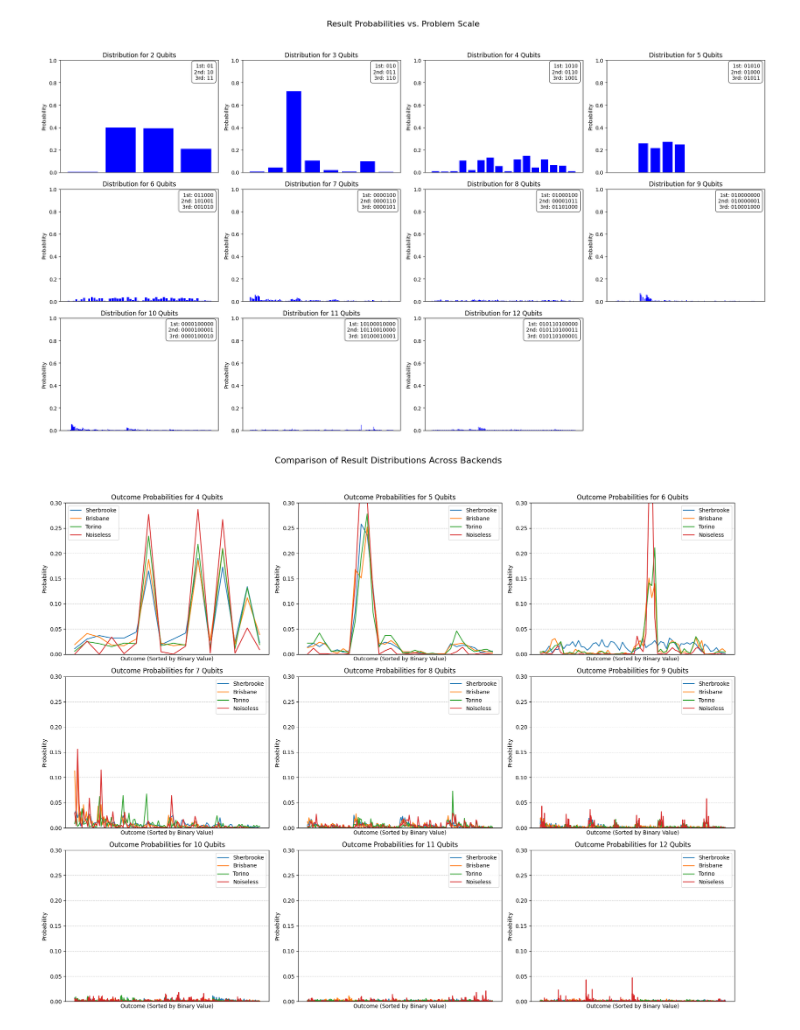
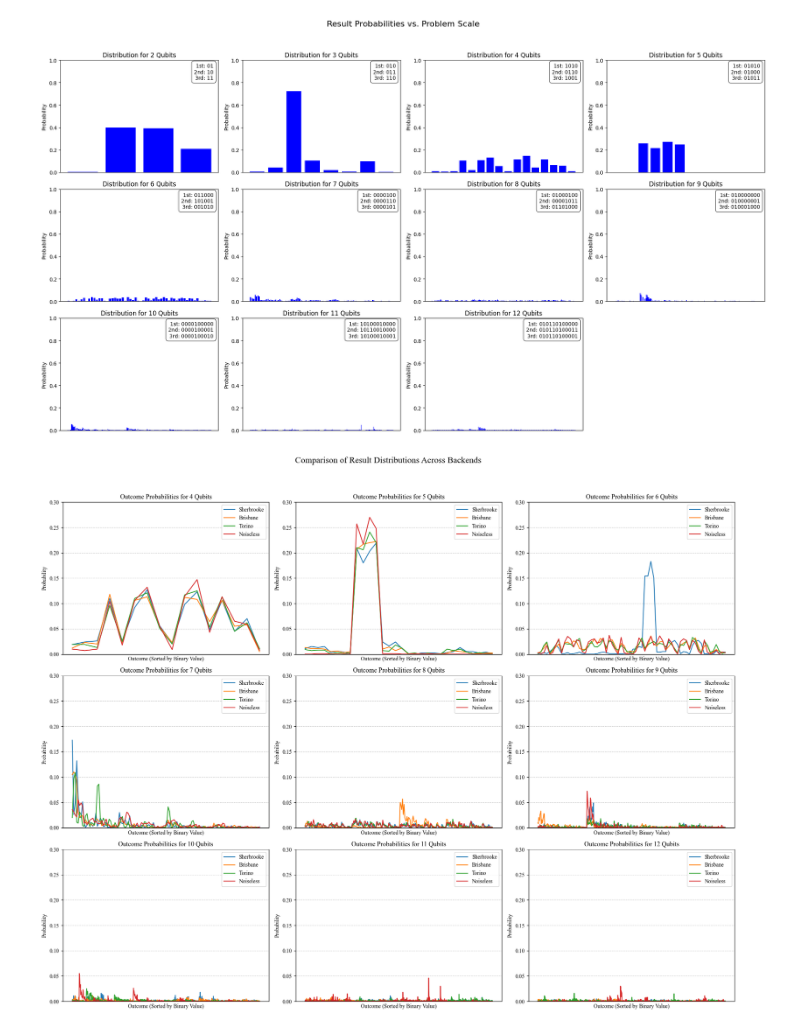
Before and after one commit to OliverSchiffmann/QAOAstudygit, a Jupyter notebook: maxDepthInvestigator.ipynb, the cells around one changed output. Drawn from its saved outputs; the diff is of its cells as text; code cells hidden in the pictures.

Commit message:
Got first set of optimised params but there was an issue with the batch/main script so waiting on results again but updating batch/main scripts here

```diff
--- a/maxDepthInvestigator.ipynb
+++ b/maxDepthInvestigator.ipynb
@@ -7,6 +7,8 @@ import json
 import numpy as np
 from scipy.optimize import minimize
 import matplotlib.pyplot as plt
+plt.rcParams['font.family'] = 'serif'
+plt.rcParams['font.serif'] = 'Times New Roman'
 
 # Packages for quantum stuff
 from qiskit.quantum_info import SparsePauliOp
@@ -391,11 +393,25 @@ plot_distribution_grid(distributionsByProblemScale)
 # %% [output]
 [figure]
 # %%
+filenames_to_compare = [
+    "BPmaxDepthExperimentResults/Knapsack_2-12q_p1_FakeSherbrooke.json",
+    "BPmaxDepthExperimentResults/Knapsack_2-12q_p1_FakeBrisbane.json",
+    "BPmaxDepthExperimentResults/Knapsack_2-12q_p1_FakeTorino.json",
+    "BPmaxDepthExperimentResults/Knapsack_2-12q_p1_noiseless.json"
+]
+labels_for_plot = [
+    "Sherbrooke",
+    "Brisbane",
+    "Torino",
+    "Noiseless"
+]
+qubits_to_compare = [4, 5, 6, 7, 8, 9, 10, 11, 12]
+
 # filenames_to_compare = [
-#     "BPmaxDepthExperimentResults/Knapsack_2-12q_p1_FakeSherbrooke.json",
-#     "BPmaxDepthExperimentResults/Knapsack_2-12q_p1_FakeBrisbane.json",
-#     "BPmaxDepthExperimentResults/Knapsack_2-12q_p1_FakeTorino.json",
-#     "BPmaxDepthExperimentResults/Knapsack_2-12q_p1_noiseless.json"
+#     "BPmaxDepthExperimentResults/Knapsack_2-12q_p2_FakeSherbrooke.json",
+#     "BPmaxDepthExperimentResults/Knapsack_2-12q_p2_FakeBrisbane.json",
+#     "BPmaxDepthExperimentResults/Knapsack_2-12q_p2_FakeTorino.json",
+#     "BPmaxDepthExperimentResults/Knapsack_2-12q_p2_noiseless.json"
 # ]
 # labels_for_plot = [
 #     "Sherbrooke",
@@ -404,20 +420,6 @@ plot_distribution_grid(distributionsByProblemScale)
 #     "Noiseless"
 # ]
 # qubits_to_compare = [4, 5, 6, 7, 8, 9, 10, 11, 12]
-
-filenames_to_compare = [
-    "BPmaxDepthExperimentResults/Knapsack_2-12q_p2_FakeSherbrooke.json",
-    "BPmaxDepthExperimentResults/Knapsack_2-12q_p2_FakeBrisbane.json",
-    "BPmaxDepthExperimentResults/Knapsack_2-12q_p2_FakeTorino.json",
-    "BPmaxDepthExperimentResults/Knapsack_2-12q_p2_noiseless.json"
-]
-labels_for_plot = [
-    "Sherbrooke",
-    "Brisbane",
-    "Torino",
-    "Noiseless"
-]
-qubits_to_compare = [4, 5, 6, 7, 8, 9, 10, 11, 12]
 
 # filenames_to_compare = [
 #     "BPmaxDepthExperimentResults/TSP_4-9q_p1_FakeSherbrooke.json",
@@ -462,31 +464,31 @@ qubits_to_compare = [4, 5, 6, 7, 8, 9, 10, 11, 12]
 #     "BPmaxDepthExperimentResults/Knapsack_2-12q_p2_noiseless.json"
 # ]
 # labels_for_plot = [
 #     "p=1",
 #     "p=2"
 # ]
 # qubits_to_compare = [4, 5, 6, 7, 8, 9, 10, 11, 12]
 
 # filenames_to_compare = [
 #     "BPmaxDepthExperimentResults/TSP_4-9q_p2_FakeSherbrooke.json",
 #     "BPmaxDepthExperimentResults/TSP_4-9q_p2_FakeTorino.json"
 # ]
 # labels_for_plot = [
 #     "Sherbrooke",
 #     "Torino"
 # ]
 # qubits_to_compare = [4, 9]
 
 # filenames_to_compare = [
 #     "BPmaxDepthExperimentResults/Knapsack_2-12q_p1_FakeSherbrooke.json",
 #     "BPmaxDepthExperimentResults/Knapsack_2-12q_p1_FakeTorino.json"
 # ]
 # labels_for_plot = [
 #     "Sherbrooke",
 #     "Torino"
 # ]
 # qubits_to_compare = [9,10,11,12]
 
 plot_comparison_grid(filenames_to_compare, labels_for_plot, qubits_to_compare)
 # %% [output]
-[figure, old version]
+[figure, new version]
```
Also changed, not shown: 4 other files.
